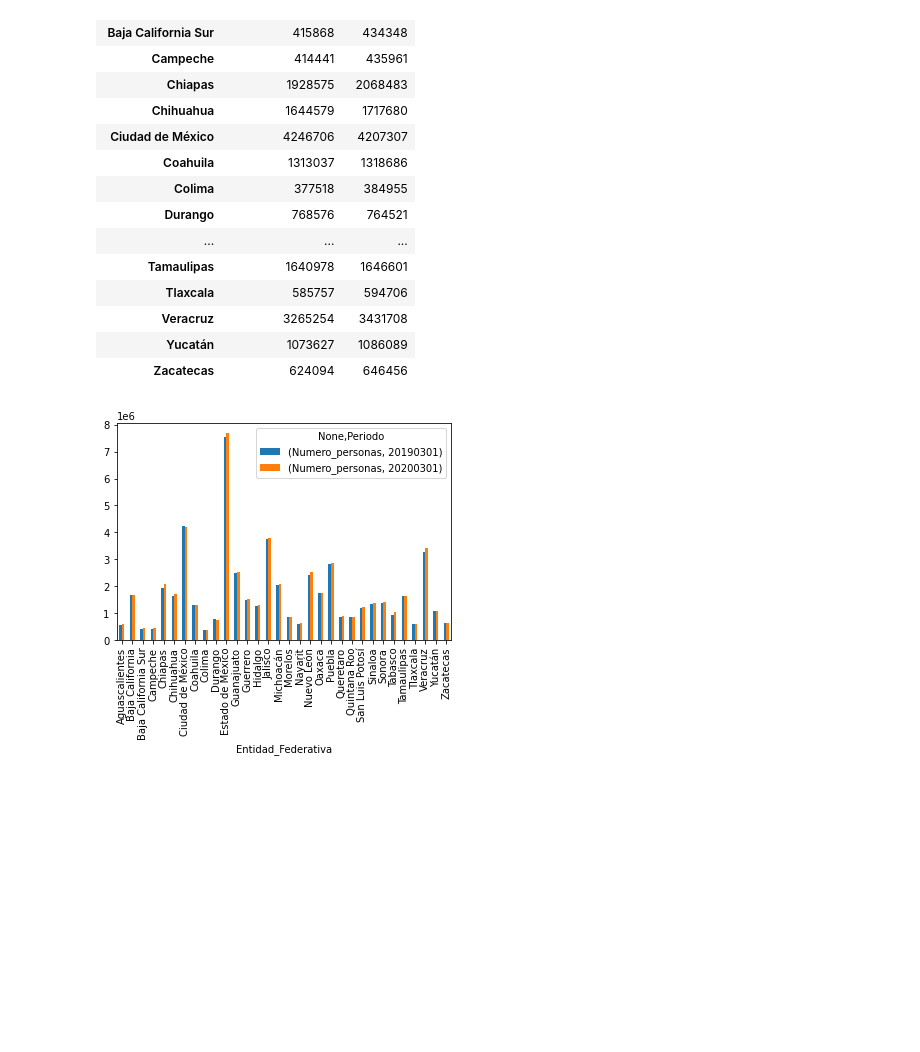
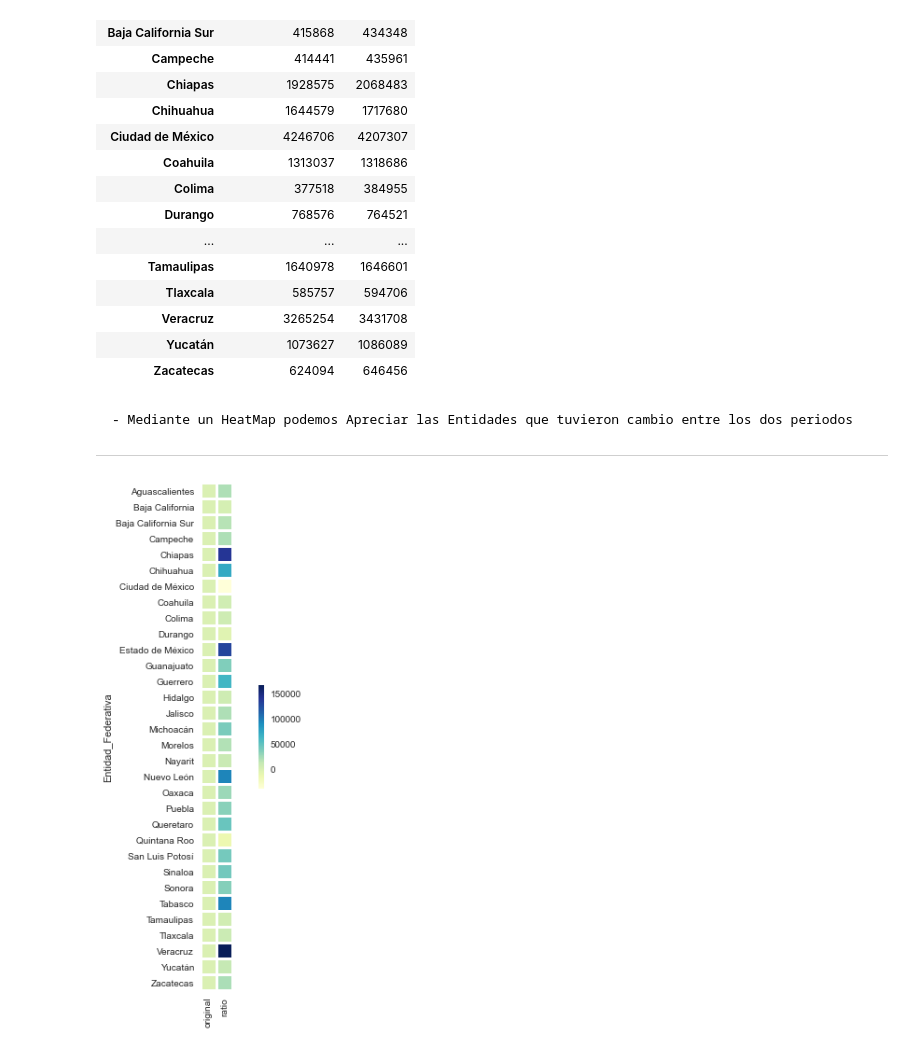
Before and after one commit to magtrejo/Proyecto-Beu, a Jupyter notebook: Ocupacion_x_actividad.ipynb, the cells around one changed output. Drawn from its saved outputs; the diff is of its cells as text; code cells hidden in the pictures; blank space fills up the shorter version.

Commit message:
Final
Cambios finales

```diff
--- a/Ocupacion_x_actividad.ipynb
+++ b/Ocupacion_x_actividad.ipynb
@@ -203,9 +205,30 @@ df_periodos_gr
 | Veracruz | 3265254 | 3431708 |
 | Yucatán | 1073627 | 1086089 |
 | Zacatecas | 624094 | 646456 |
-# %%
-df_periodos_gr.plot(kind="bar");
-# %% [output]
-[figure, removed]
+# %%
+df_temp = df_periodos_gr.loc[:,"Numero_personas"]
+df_temp
+df_restas = df_temp[20200301] - df_temp[20190301]
+df_restas.sort_values()
+# %%
+#df_temp["ratio"] = df_temp[20200301] - df_temp[20190301]
+df_temp_ratios = df_temp["ratio"] - 1
+df_ratio = df_temp_ratios.to_frame()
+df_ratio = df_ratio.assign(original=0)
+df_ratio = df_ratio[["original","ratio"]]
+# %% [markdown]
+    - Mediante un HeatMap podemos Apreciar las Entidades que tuvieron cambio entre los dos periodos
+---
+# %%
+plt.figure(figsize = (10,10))
+g = sns.heatmap(
+    df_ratio,
+    square = True,
+    cbar_kws = {'fraction' : 0.01},
+    cmap = 'YlGnBu',
+    linewidth = 2
+)
+# %% [output]
+[figure, added]
 # %%
 # Se filtran las Entidades con Mayor Población Ocupada
```
Also changed, not shown: parts of 12 cells of this notebook, 2 other files.
